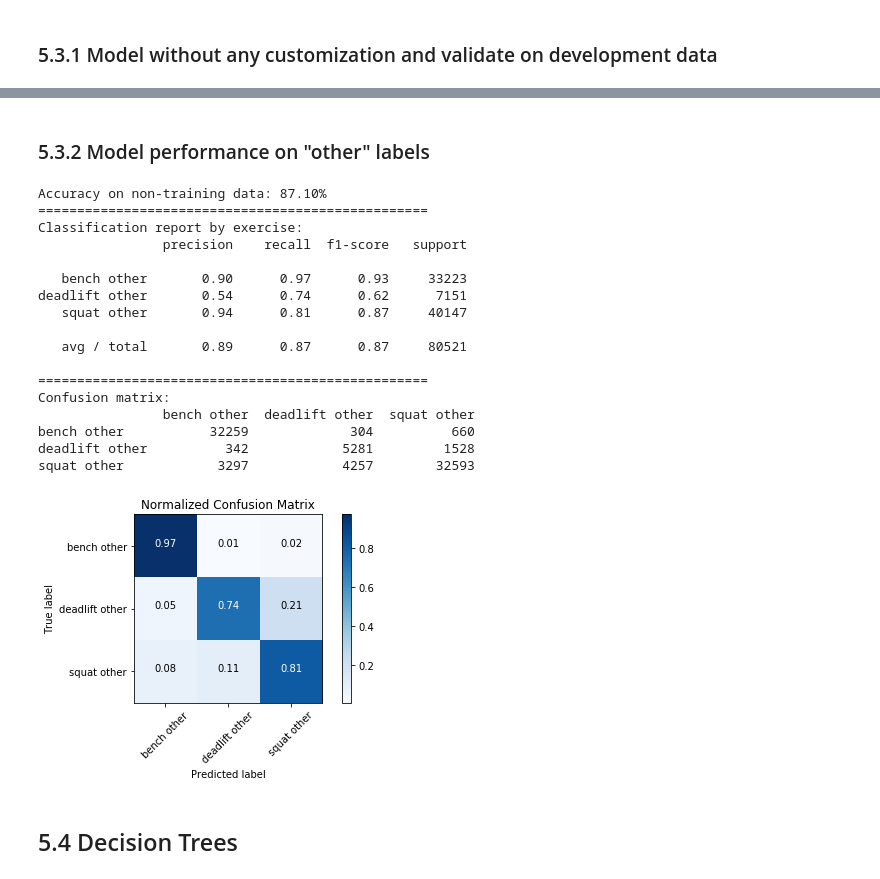
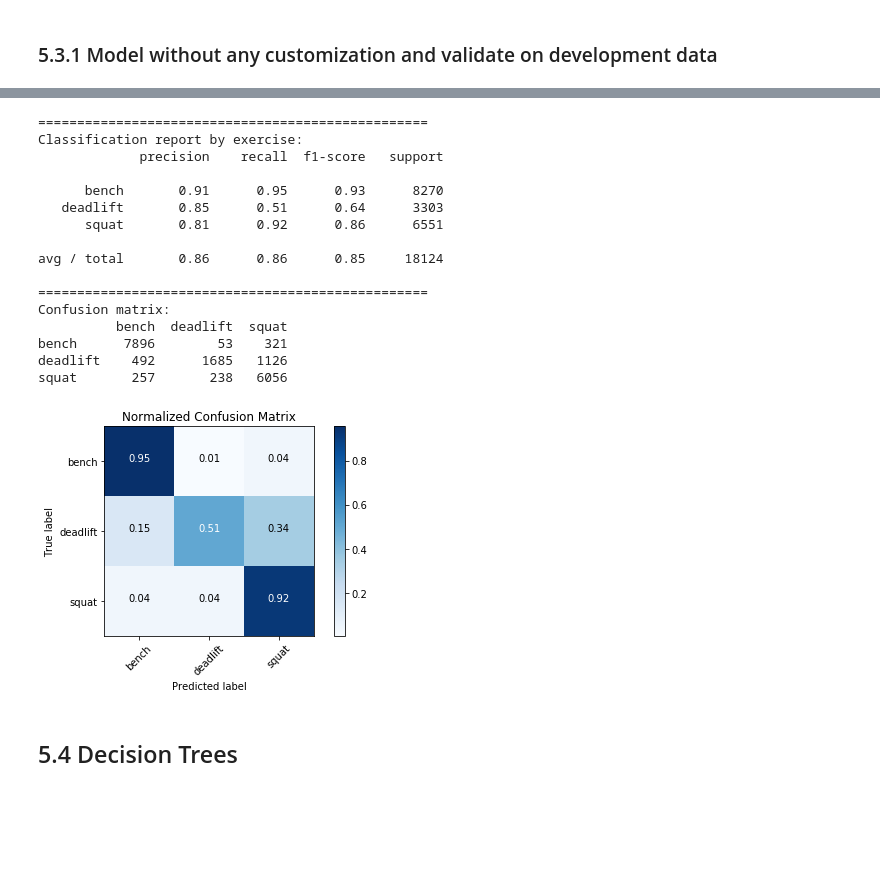
Before and after one commit to YuliaZamriy/W207_Group_Project, a Jupyter notebook: w207_openbarbell_part1_exercise_classification.ipynb, the cells around one changed output, grey strips where cells are left out. Cells and saved outputs as stored; diff of their text form; code cells hidden in the pictures; blank space fills up the shorter version.

```diff
--- a/w207_openbarbell_part1_exercise_classification.ipynb
+++ b/w207_openbarbell_part1_exercise_classification.ipynb
@@ -299,2 +286,0 @@ def feature_engineer_data(data):
-# %%
-df_main = df_main.drop(primary_label, axis=1)
@@ -351,7 +351,7 @@ def partition_data(data, labels, dev_pct, test_pct, seed):
     return train_data, test_data, dev_data, train_labels, test_labels, dev_labels
 
 
-train_data, test_data, dev_data, train_labels, test_labels, dev_labels = partition_data(df_main, labels_main_num, .1, .1, 5)
+train_data, test_data, dev_data, train_labels, test_labels, dev_labels = partition_data(df_main, df_main[primary_label], .1, .1, 5)
 
 print(f'Dev data & labels shapes: {dev_data.shape}, {len(dev_labels)}')
 print(f'Test data & labels shapes: {test_data.shape}, {len(test_labels)}')
@@ -619,26 +536,27 @@ squat       122       306   6919
-# %% [markdown]
-### 5.3.2 Model performance on "other" labels
-# %%
-gnb_other_prediction = make_classifier(KNeighborsClassifier, train_data_std, train_labels, df_other_std, labels_other_num, labels_other_names, True)
-# %% [output]
-Accuracy on non-training data: 87.10%
-==================================================
-Classification report by exercise:
-                precision    recall  f1-score   support
-
-   bench other       0.90      0.97      0.93     33223
-deadlift other       0.54      0.74      0.62      7151
-   squat other       0.94      0.81      0.87     40147
-
-   avg / total       0.89      0.87      0.87     80521
-
-==================================================
-Confusion matrix:
-                bench other  deadlift other  squat other
-bench other           32259             304          660
-deadlift other          342            5281         1528
-squat other            3297            4257        32593
-[figure, removed]
+# %%
+GNB_model = GaussianNB()
+GNB_model.fit(train_data[key_features], train_labels)
+GNB_predicts = GNB_model.predict(dev_data[key_features])
+
+get_performance(dev_labels, GNB_predicts, labels_names)
+# %% [output]
+==================================================
+Classification report by exercise:
+             precision    recall  f1-score   support
+
+      bench       0.91      0.95      0.93      8270
+   deadlift       0.85      0.51      0.64      3303
+      squat       0.81      0.92      0.86      6551
+
+avg / total       0.86      0.86      0.85     18124
+
+==================================================
+Confusion matrix:
+          bench  deadlift  squat
+bench      7896        53    321
+deadlift    492      1685   1126
+squat       257       238   6056
+[figure, added]
 # %% [markdown]
 ## 5.4 Decision Trees
 # %% [markdown]
```
Also changed, not shown: parts of 33 cells of this notebook.
